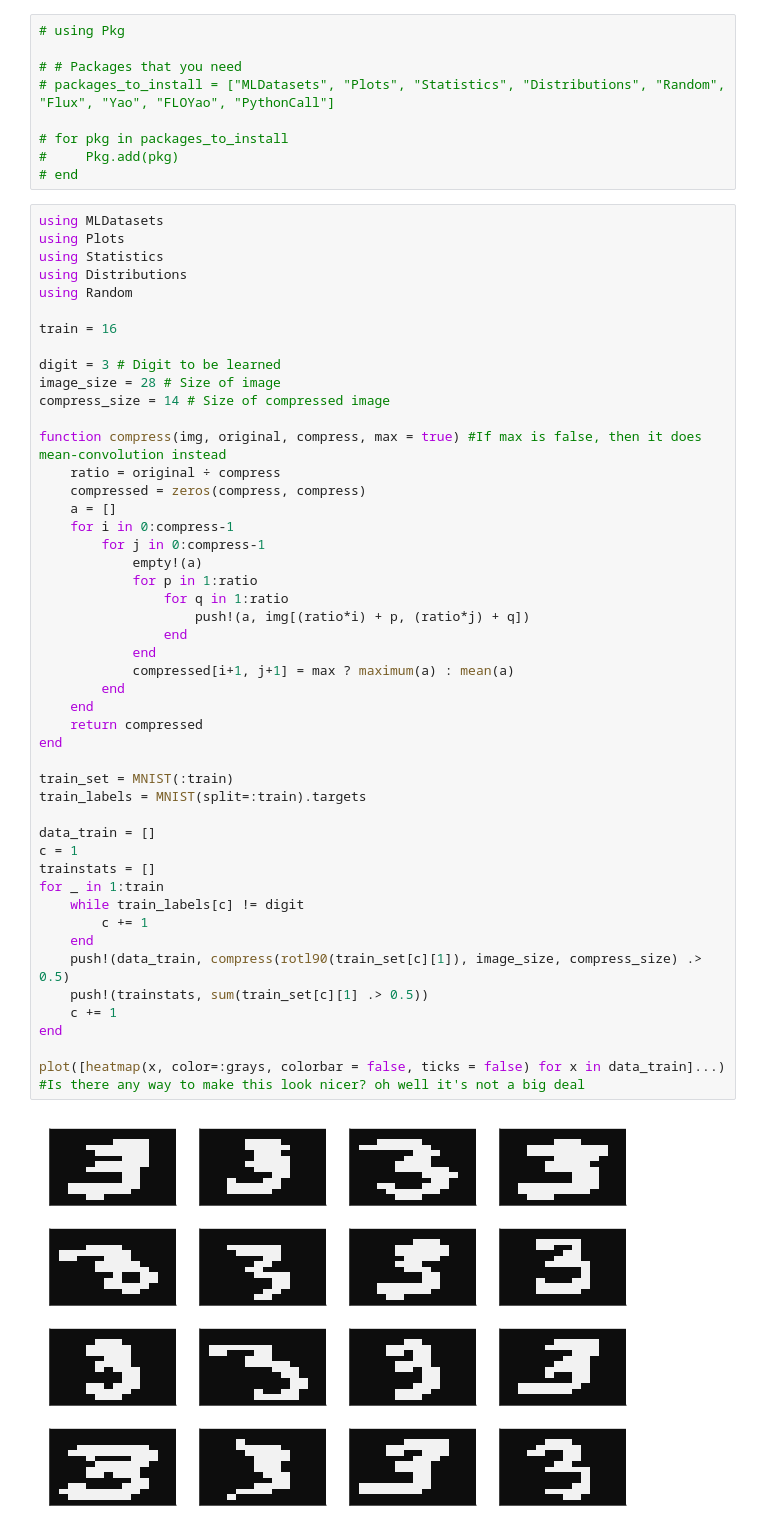
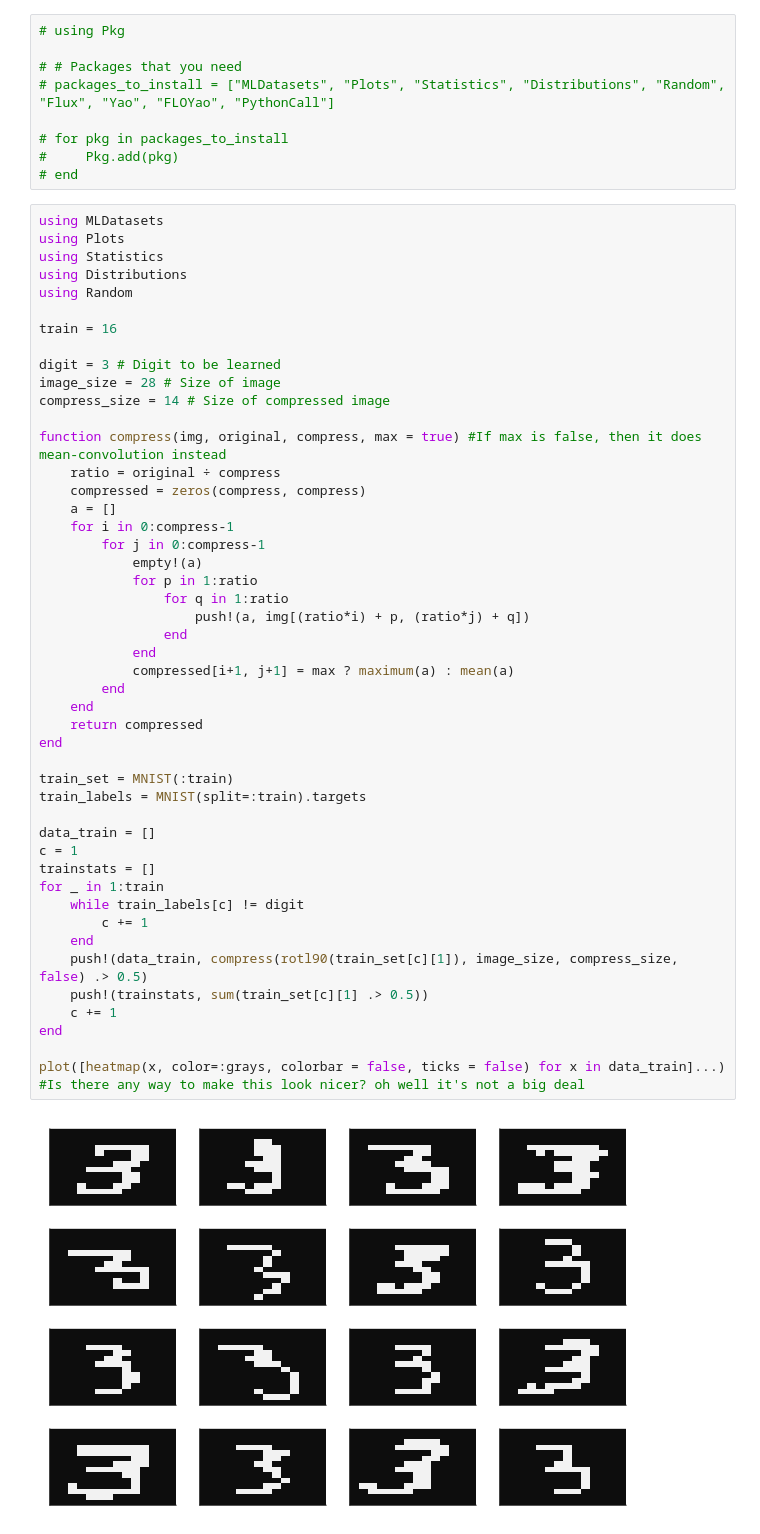
Before and after one commit to p-luo/MatchgateGAN, a Jupyter notebook: numbers.ipynb, the cells around one changed output. Drawn from its saved outputs; the diff is of its cells as text.

```diff
--- a/numbers.ipynb
+++ b/numbers.ipynb
@@ -27,35 +27,35 @@ function compress(img, original, compress, max = true) #If max is false, then it
     for i in 0:compress-1
         for j in 0:compress-1
             empty!(a)
             for p in 1:ratio
                 for q in 1:ratio
                     push!(a, img[(ratio*i) + p, (ratio*j) + q])
                 end
             end
             compressed[i+1, j+1] = max ? maximum(a) : mean(a)
         end
     end
     return compressed
 end
 
 train_set = MNIST(:train)
 train_labels = MNIST(split=:train).targets
 
 data_train = []
 c = 1
 trainstats = []
 for _ in 1:train
     while train_labels[c] != digit
         c += 1
     end
-    push!(data_train, compress(rotl90(train_set[c][1]), image_size, compress_size) .> 0.5)
+    push!(data_train, compress(rotl90(train_set[c][1]), image_size, compress_size, false) .> 0.5)
     push!(trainstats, sum(train_set[c][1] .> 0.5))
     c += 1
 end
 
 plot([heatmap(x, color=:grays, colorbar = false, ticks = false) for x in data_train]...) #Is there any way to make this look nicer? oh well it's not a big deal
 # %% [output]
-[figure, old version]
+[figure, new version]
 # %%
 using Yao
 using FLOYao
```
Also changed, not shown: parts of 5 cells of this notebook.
